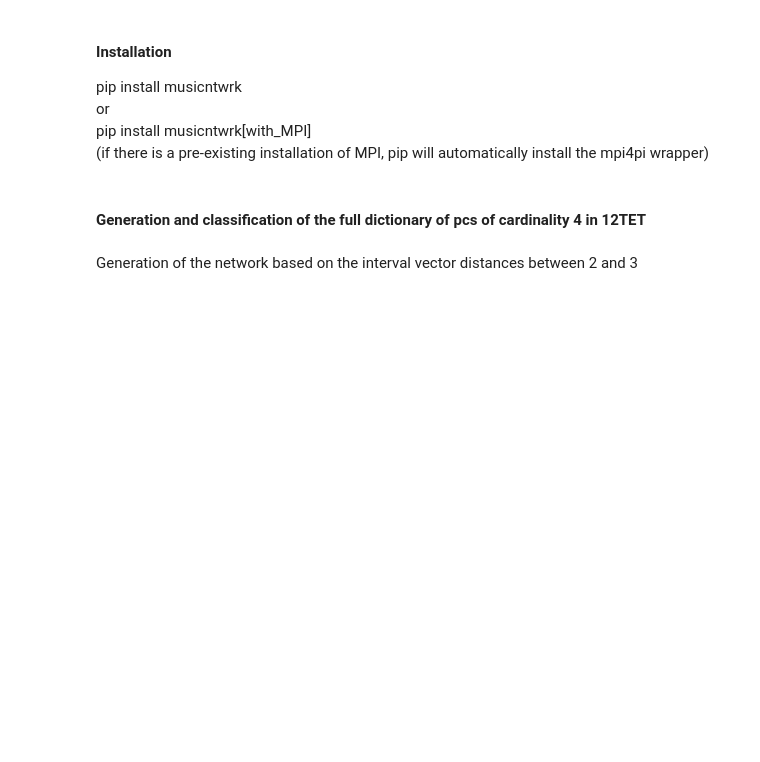
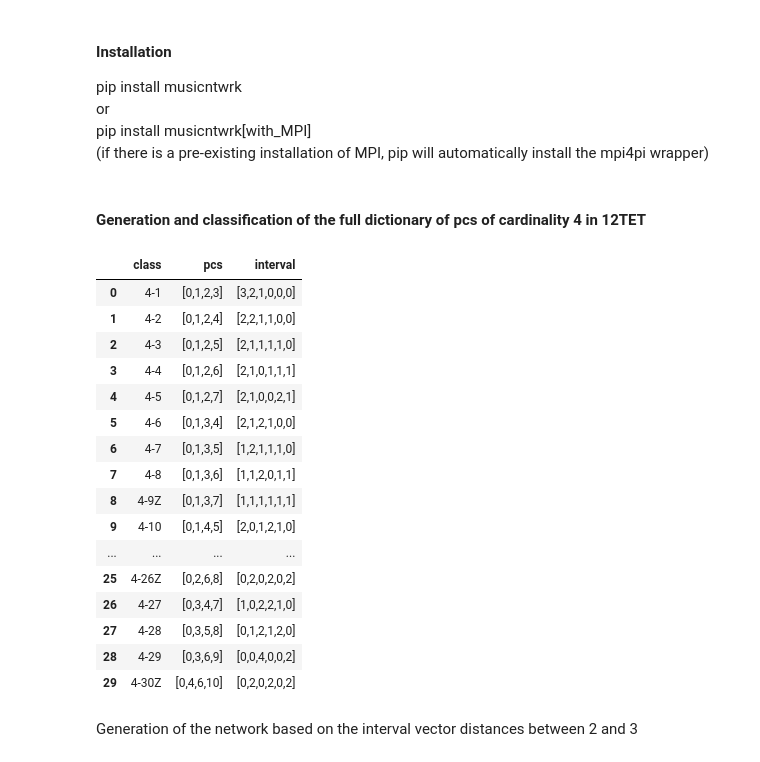
Before and after one commit to marcobn/musicntwrk, a Jupyter notebook: musicntwrk-2.0/examples/Examples-basic.ipynb, the cells around one changed output. Cells and saved outputs as stored; diff of their text form; code cells hidden in the pictures; blank space fills up the shorter version.

```diff
--- a/musicntwrk-2.0/examples/Examples-basic.ipynb
+++ b/musicntwrk-2.0/examples/Examples-basic.ipynb
@@ -40,6 +40,26 @@ import numpy as np
 #### Generation and classification of the full dictionary of pcs of cardinality 4 in 12TET
 # %%
 tetra,_ = mk.dictionary(space='pcs',Nc=4,row=False,order=0)
+# %%
+tetra
+# %% [output]
+|  | class | pcs | interval |
+| 0 | 4-1 | [0,1,2,3] | [3,2,1,0,0,0] |
+| 1 | 4-2 | [0,1,2,4] | [2,2,1,1,0,0] |
+| 2 | 4-3 | [0,1,2,5] | [2,1,1,1,1,0] |
+| 3 | 4-4 | [0,1,2,6] | [2,1,0,1,1,1] |
+| 4 | 4-5 | [0,1,2,7] | [2,1,0,0,2,1] |
+| 5 | 4-6 | [0,1,3,4] | [2,1,2,1,0,0] |
+| 6 | 4-7 | [0,1,3,5] | [1,2,1,1,1,0] |
+| 7 | 4-8 | [0,1,3,6] | [1,1,2,0,1,1] |
+| 8 | 4-9Z | [0,1,3,7] | [1,1,1,1,1,1] |
+| 9 | 4-10 | [0,1,4,5] | [2,0,1,2,1,0] |
+| ... | ... | ... | ... |
+| 25 | 4-26Z | [0,2,6,8] | [0,2,0,2,0,2] |
+| 26 | 4-27 | [0,3,4,7] | [1,0,2,2,1,0] |
+| 27 | 4-28 | [0,3,5,8] | [0,1,2,1,2,0] |
+| 28 | 4-29 | [0,3,6,9] | [0,0,4,0,0,2] |
+| 29 | 4-30Z | [0,4,6,10] | [0,2,0,2,0,2] |
 # %% [markdown]
 Generation of the network based on the interval vector distances between 2 and 3
 # %%
```
Also changed, not shown: parts of 15 cells of this notebook, 4 other files.
